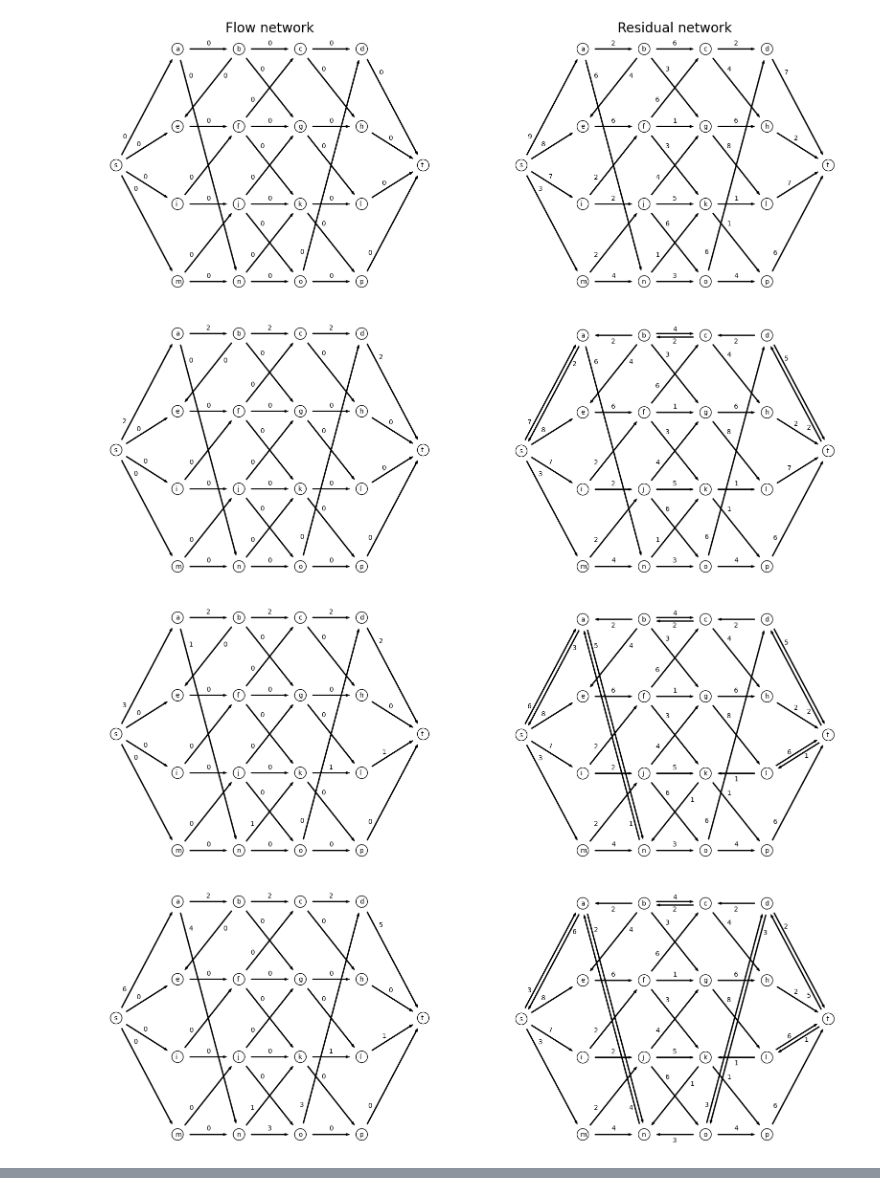
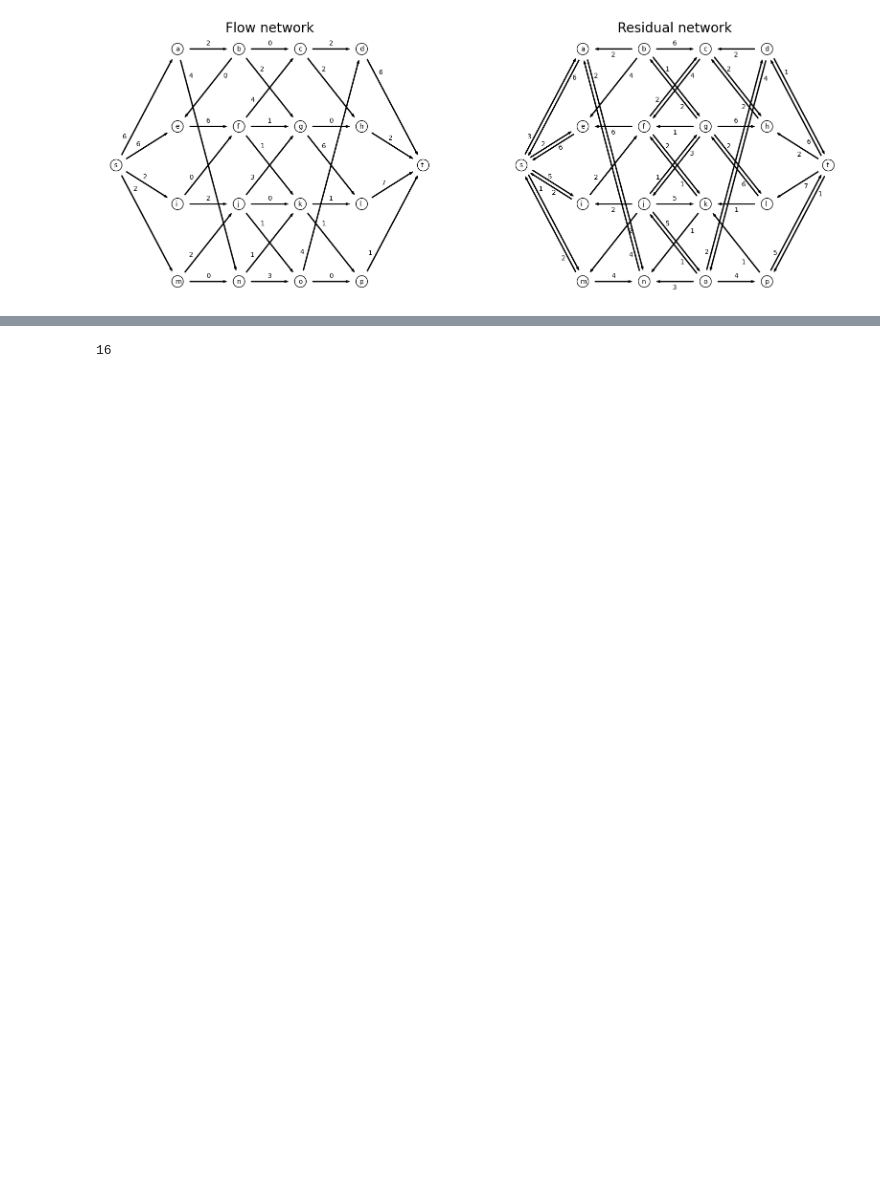
Before and after one commit to ChackMociute/Maximal-Flow-Solver, a Jupyter notebook: graphs.ipynb, the cells around one changed output, grey strips where cells are left out. Drawn from its saved outputs; the diff is of its cells as text; code cells hidden in the pictures; blank space fills up the shorter version.

Commit message:
Added minimal cut information

```diff
--- a/graphs.ipynb
+++ b/graphs.ipynb
@@ -21,7 +21,6 @@ vertices = {'s':[0, 0],
             'p':[4, -2],
             't':[5, 0]
            }
-vertices = {key:np.asarray(value) for key, value in vertices.items()}
 capacity = {('s', 'a'):9,
             ('s', 'e'):8,
             ('s', 'i'):7,
@@ -60,18 +59,21 @@ capacity = {('s', 'a'):9,
 # %%
 class MaximalFlow:
     def __init__(self, vertices, capacity):
-        self.vertices = vertices.copy()
+        self.vertices = {key:np.asarray(value) for key, value in vertices.items()}
         self.residuals = capacity.copy()
+        self.capacity = capacity.copy()
         self.flow = {key:0 for key in capacity.keys()}
         self.TEXT_OFFSET = 0.035
         self.FIG_SIZE = (20, 7)
         self.ax = None
 
-    def find_maximal_flow(self):
-        self.draw_figure(flow_title='Flow network', residual_title='Residual network')
+    # ------------------------FINDING MAXIMAL FLOW------------------------
+    def find_maximal_flow(self, draw_results=True, show_intermediate=False):
+        if show_intermediate: self.draw_figure(flow_title='Flow network', residual_title='Residual network')
         while self.find_st_path() is not None:
             self.update_flows(self.find_st_path())
-            self.draw_figure()
+            if show_intermediate: self.draw_figure()
+        if draw_results and not show_intermediate: self.draw_figure(flow_title='Flow network', residual_title='Residual network')
 
     def update_flows(self, path):
         f = min([self.residuals[(a, b)] for a, b in zip(path[:-1], path[1:])])
@@ -99,6 +101,24 @@ class MaximalFlow:
             if len(path) > 0 and path[-1] == 't': return path
         return path
 
+    # ------------------------FINDING MINIMAL CUT------------------------
+    def get_minimal_cut(self):
+        A = self.get_vertices_from('s', {'s'})
+        B = set(self.vertices.keys()).difference(A)
+        return A, B
+
+    def get_vertices_from(self, vertex, acc):
+        for a, b in self.residuals:
+            if a == vertex and b not in acc:
+                acc = acc.union(b)
+                acc = acc.union(self.get_vertices_from(b, acc))
+        return acc
+
+    def get_minimal_cut_value(self):
+        A, B = self.get_minimal_cut()
+        return sum([self.capacity[(a, b)] for a in A for b in B if (a, b) in set(self.capacity.keys())])
+
+    # ------------------------DRAWING FIGURES------------------------
     def draw_figure(self, flow_title=None, residual_title=None):
         _, axs = plt.subplots(1, 2, figsize=self.FIG_SIZE)
         for ax, title, edges in zip(axs, [flow_title, residual_title], [self.flow, self.residuals]):
@@ -140,8 +160,6 @@ class MaximalFlow:
 # %%
 mf = MaximalFlow(vertices, capacity)
 mf.find_maximal_flow()
+mf.get_minimal_cut_value()
 # %% [output]
-[figure, old version]
+[figure, new version]
-[figure, removed]
-[figure, removed]
-[figure, removed]
@@ -154,0 +166 @@ mf.find_maximal_flow()
+16
```
Also changed, not shown: parts of 1 cell of this notebook.
